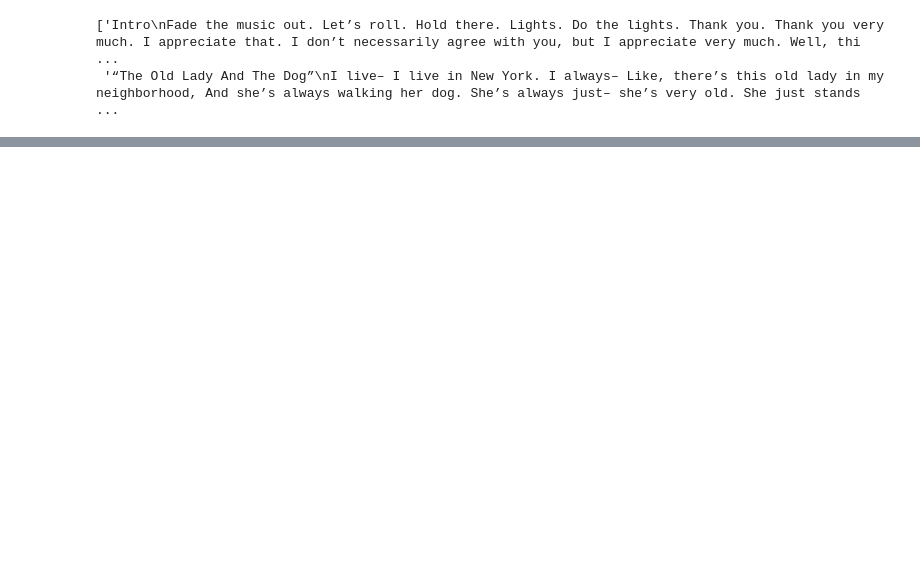
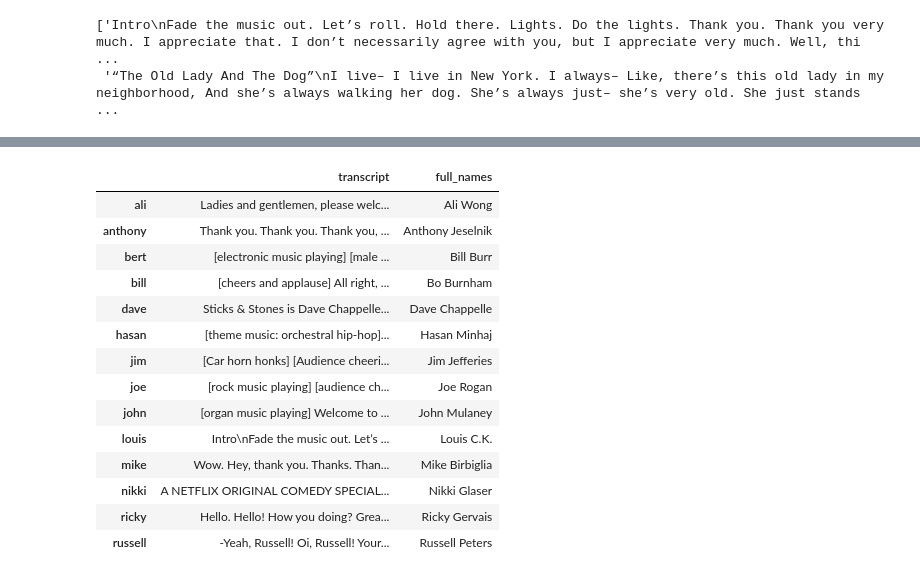
Before and after one commit to whatwillnjdo/Favorite-Comic-NLP, a Jupyter notebook: Data-Cleaning.ipynb, the cells around one changed output, grey strips where cells are left out. Drawn from its saved outputs; the diff is of its cells as text; code cells hidden in the pictures; blank space fills up the shorter version.

```diff
--- a/Data-Cleaning.ipynb
+++ b/Data-Cleaning.ipynb
@@ -12,20 +15,19 @@ def convert_url_to_transcript(url):
 # %%
 #URLs of the transcripts
 urls = ['http://scrapsfromtheloft.com/2017/05/06/louis-ck-oh-my-god-full-transcript/',
-        'http://scrapsfromtheloft.com/2017/04/11/dave-chappelle-age-spin-2017-full-transcript/',
+        'https://scrapsfromtheloft.com/2019/08/26/dave-chappelle-sticks-stones-transcript/',
         'http://scrapsfromtheloft.com/2018/03/15/ricky-gervais-humanity-transcript/',
-        'http://scrapsfromtheloft.com/2017/08/07/bo-burnham-2013-full-transcript/',
+        'https://scrapsfromtheloft.com/2020/03/21/bert-kreischer-hey-big-boy-transcript/',
         'http://scrapsfromtheloft.com/2017/05/24/bill-burr-im-sorry-feel-way-2014-full-transcript/',
         'http://scrapsfromtheloft.com/2017/04/21/jim-jefferies-bare-2014-full-transcript/',
-        'http://scrapsfromtheloft.com/2017/08/02/john-mulaney-comeback-kid-2015-full-transcript/',
+        'https://scrapsfromtheloft.com/2018/05/05/john-mulaney-kid-gorgeous-at-radio-city-full-transcript/',
         'http://scrapsfromtheloft.com/2017/10/21/hasan-minhaj-homecoming-king-2017-full-transcript/',
         'http://scrapsfromtheloft.com/2017/09/19/ali-wong-baby-cobra-2016-full-transcript/',
         'http://scrapsfromtheloft.com/2017/08/03/anthony-jeselnik-thoughts-prayers-2015-full-transcript/',
         'http://scrapsfromtheloft.com/2018/03/03/mike-birbiglia-my-girlfriends-boyfriend-2013-full-transcript/',
-        'http://scrapsfromtheloft.com/2017/08/19/joe-rogan-triggered-2016-full-transcript/']
-
-# Comedian names
-comedians = ['louis', 'dave', 'ricky', 'bo', 'bill', 'jim', 'john', 'hasan', 'ali', 'anthony', 'mike', 'joe']
+        'http://scrapsfromtheloft.com/2017/08/19/joe-rogan-triggered-2016-full-transcript/',
+       'https://scrapsfromtheloft.com/2018/06/29/russell-peters-almost-famous-2016-full-transcript/',
+       'https://scrapsfromtheloft.com/2019/10/04/nikki-glaser-bangin-transcript/']
 # %%
 # Request transcripts form the URLs (takes a few minutes to run)
 transcripts = [convert_url_to_transcript(u) for u in urls]
@@ -70,0 +83,9 @@ data['louis'][:2]
+# %%
+# the value in the dictionary contains multiple chunks (paragraphs) so make it all one value by removing the breaks
+def combine_text(input_value):
+    '''Take the list of text and combine them into one large text'''
+    combined_text = ' '.join(input_value)
+    return combined_text
+# %%
+# Run the combination function on the data dictionary
+data_combined = {key: [combine_text(value)] for (key, value) in data.items()}
@@ -70,0 +94,9 @@ data['louis'][:2]
+# %%
+# Move the combined data into a dataframe
+import pandas as pd
+pd.set_option('max_colwidth', 150)
+
+data_df = pd.DataFrame.from_dict(data_combined).transpose()
+data_df.columns = ['transcript']
+data_df = data_df.sort_index()
+data_df
@@ -70,0 +204,23 @@ data['louis'][:2]
+# %%
+#Creating the corpus - which is a collection of text
+full_names = ['Ali Wong', 'Anthony Jeselnik', 'Bill Burr', 'Bo Burnham', 'Dave Chappelle', 'Hasan Minhaj',
+              'Jim Jefferies', 'Joe Rogan', 'John Mulaney', 'Louis C.K.', 'Mike Birbiglia', 'Nikki Glaser',
+              'Ricky Gervais', 'Russell Peters']
+data_df['full_names'] = full_names
+data_df
+# %% [output]
+|  | transcript | full_names |
+| ali | Ladies and gentlemen, please welc... | Ali Wong |
+| anthony | Thank you. Thank you. Thank you, ... | Anthony Jeselnik |
+| bert | [electronic music playing] [male ... | Bill Burr |
+| bill | [cheers and applause] All right, ... | Bo Burnham |
+| dave | Sticks & Stones is Dave Chappelle... | Dave Chappelle |
+| hasan | [theme music: orchestral hip-hop]... | Hasan Minhaj |
+| jim | [Car horn honks] [Audience cheeri... | Jim Jefferies |
+| joe | [rock music playing] [audience ch... | Joe Rogan |
+| john | [organ music playing] Welcome to ... | John Mulaney |
+| louis | Intro\nFade the music out. Let’s ... | Louis C.K. |
+| mike | Wow. Hey, thank you. Thanks. Than... | Mike Birbiglia |
+| nikki | A NETFLIX ORIGINAL COMEDY SPECIAL... | Nikki Glaser |
+| ricky | Hello. Hello! How you doing? Grea... | Ricky Gervais |
+| russell | -Yeah, Russell! Oi, Russell! Your... | Russell Peters |
```
Also changed, not shown: parts of 18 cells of this notebook, 17 other files.
